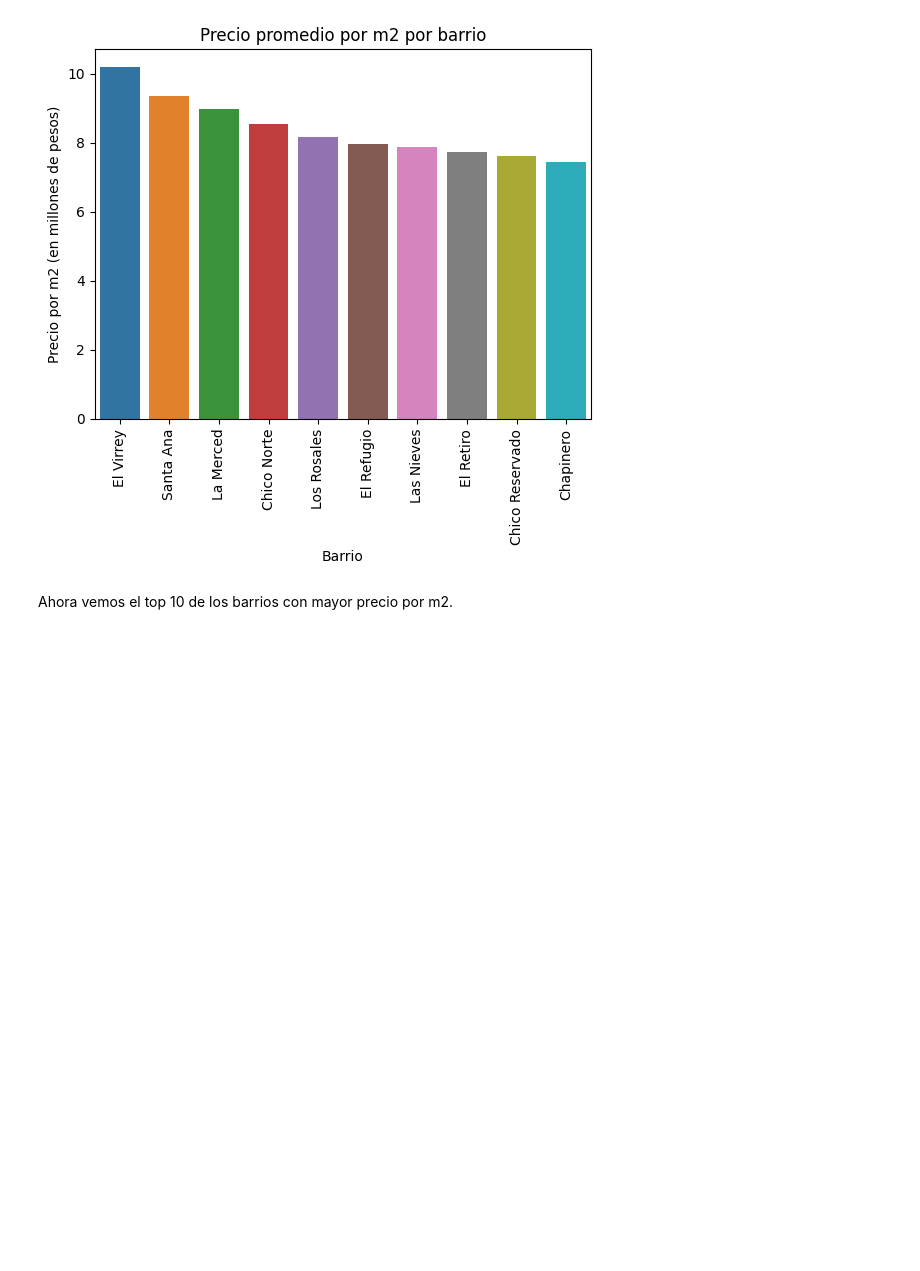
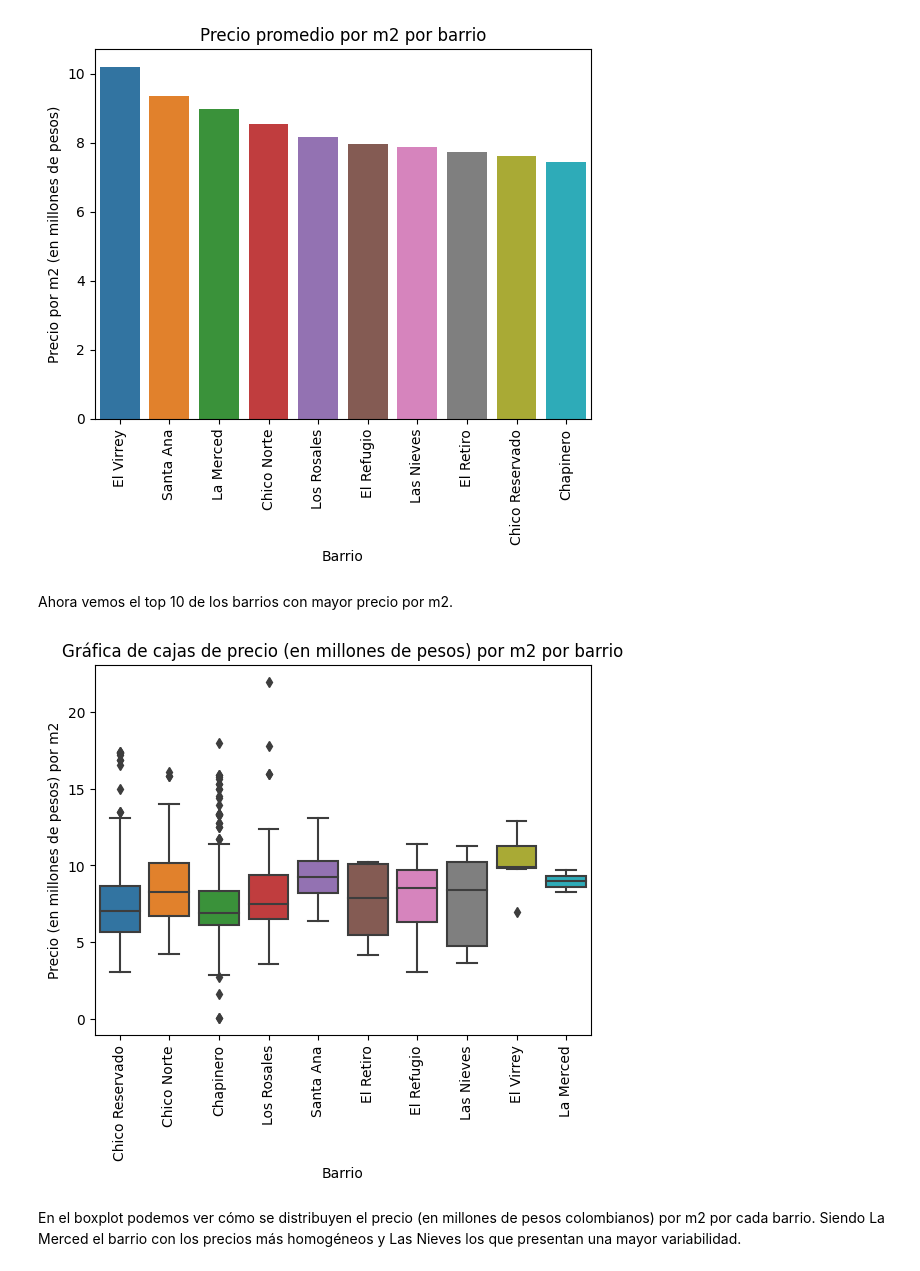
Before and after one commit to aaizaguirre/Inmersion_datos_Alura, a Jupyter notebook: analisis_inmuebles_bogota_alura_latam.ipynb, the cells around one changed output. Saved outputs shown, nothing was run; the diff lists cells and outputs as text; code cells hidden in the pictures; blank space fills up the shorter version.

```diff
--- a/analisis_inmuebles_bogota_alura_latam.ipynb
+++ b/analisis_inmuebles_bogota_alura_latam.ipynb
@@ -289,3 +289,14 @@ plt.show()
 [figure]
 # %% [markdown]
 Ahora vemos el top 10 de los barrios con mayor precio por m2.
+# %%
+barrios_top10 = df_precio_m2_barrio.head(10).Barrio
+sns.boxplot(data = inmuebles_bogota_bd.query("Barrio in @barrios_top10"), x = "Barrio", y = "Precio_Millon/m2").set_title("Gráfica de cajas de precio (en millones de pesos) por m2 por barrio")
+plt.xlabel("Barrio")
+plt.ylabel("Precio (en millones de pesos) por m2")
+plt.xticks(rotation = 90)
+plt.show()
+# %% [output]
+[figure, added]
+# %% [markdown]
+En el boxplot podemos ver cómo se distribuyen el precio (en millones de pesos colombianos) por m2 por cada barrio. Siendo La Merced el barrio con los precios más homogéneos y Las Nieves los que presentan una mayor variabilidad.
```
Also changed, not shown: parts of 5 cells of this notebook, 9 other files.
